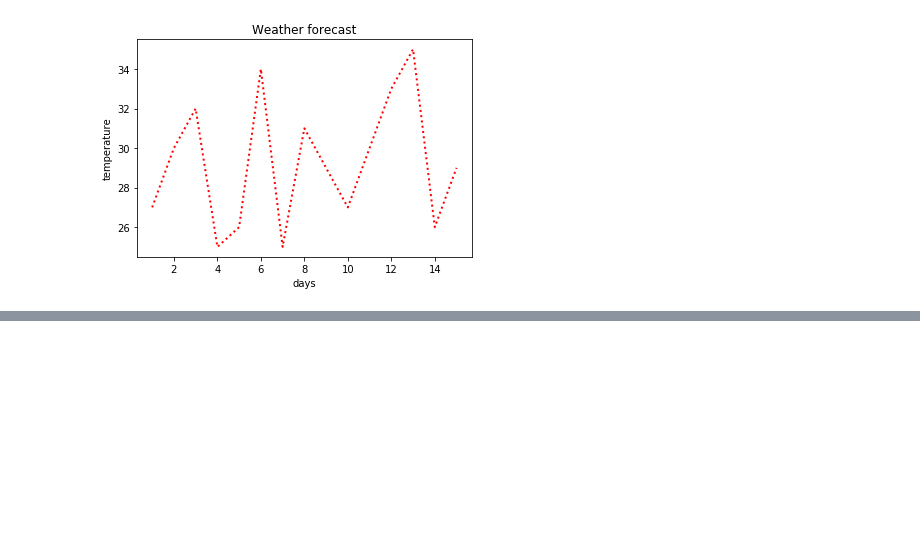
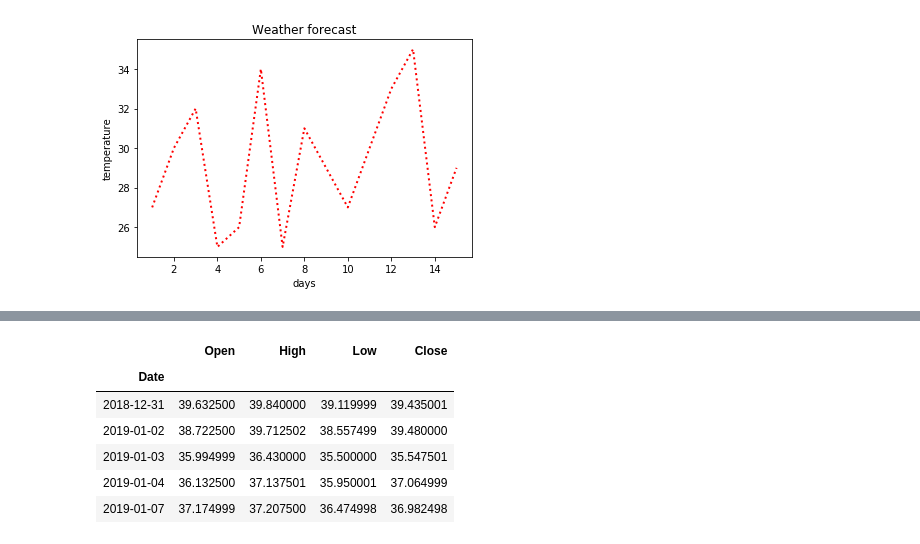
Before and after one commit to IliasSuvanov/DSforEconomists, a Jupyter notebook: Seminar2/Untitled.ipynb, the cells around one changed output, grey strips where cells are left out. Cells and saved outputs as stored; diff of their text form; code cells hidden in the pictures; blank space fills up the shorter version.

```diff
--- a/Seminar2/Untitled.ipynb
+++ b/Seminar2/Untitled.ipynb
@@ -137,0 +175,10 @@ plt.legend(loc = "lower left")
+# %%
+data_appl.head()
+# %% [output]
+|  | Open | High | Low | Close |
+| Date |  |  |  |  |
+| 2018-12-31 | 39.632500 | 39.840000 | 39.119999 | 39.435001 |
+| 2019-01-02 | 38.722500 | 39.712502 | 38.557499 | 39.480000 |
+| 2019-01-03 | 35.994999 | 36.430000 | 35.500000 | 35.547501 |
+| 2019-01-04 | 36.132500 | 37.137501 | 35.950001 | 37.064999 |
+| 2019-01-07 | 37.174999 | 37.207500 | 36.474998 | 36.982498 |
```
Also changed, not shown: parts of 13 cells of this notebook.
